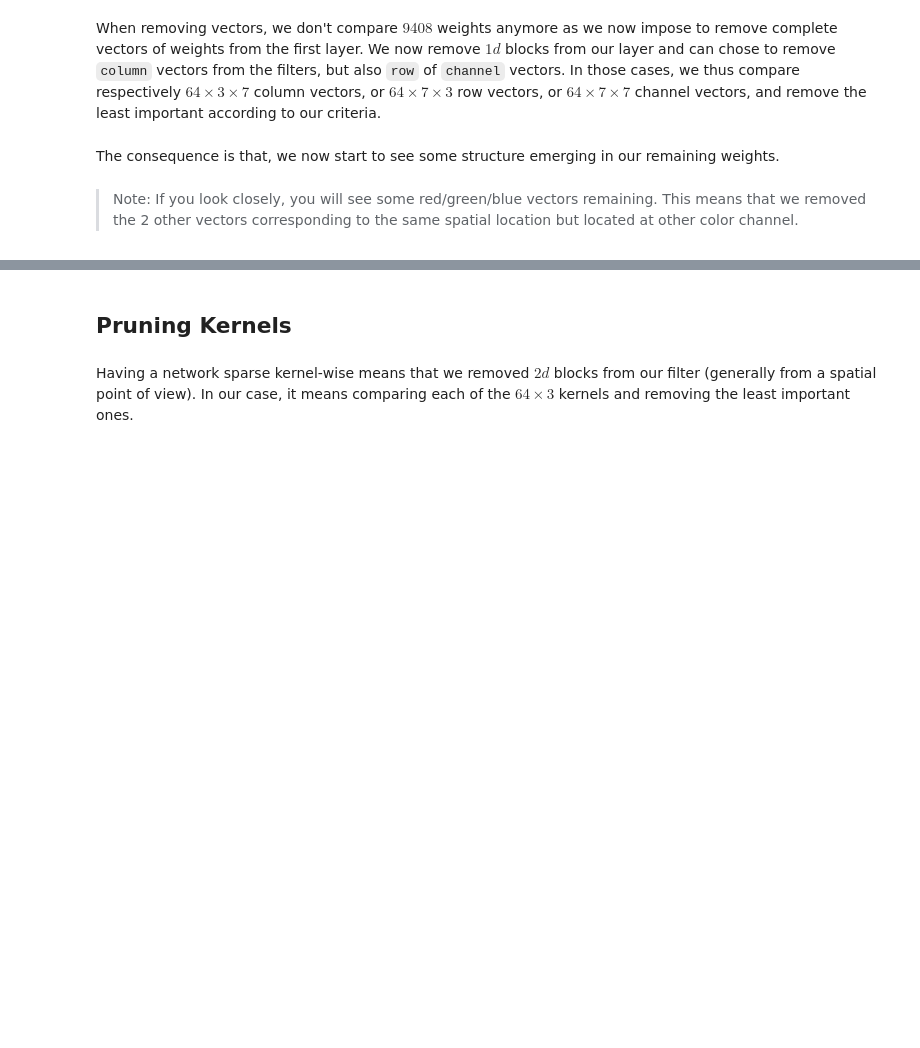
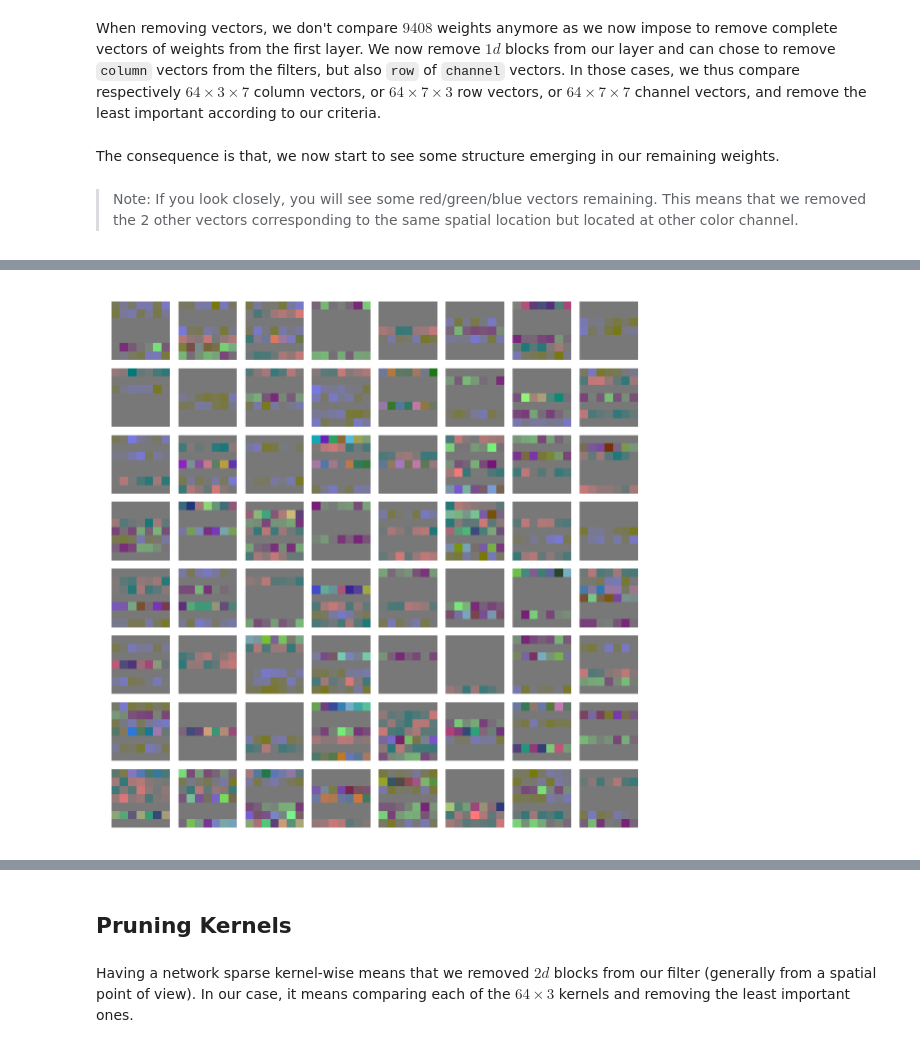
Before and after one commit to nathanhubens/fasterai, a Jupyter notebook: nbs/01a_sparsifier.ipynb, the cells around one changed output, grey strips where cells are left out. Drawn from its saved outputs; the diff is of its cells as text; code cells hidden in the pictures; blank space fills up the shorter version.

```diff
--- a/nbs/01a_sparsifier.ipynb
+++ b/nbs/01a_sparsifier.ipynb
@@ -186,0 +181,8 @@ pruner.prune(80)
+# %%
+model = resnet18()
+pruner = Sparsifier(model, 'row', 'local', large_final)
+pruner.prune_layer(model.conv1, 80)
+# %%
+plot_kernels(model.conv1)
+# %% [output]
+[figure, added]
```
Also changed, not shown: parts of 17 cells of this notebook, 15 other files.
